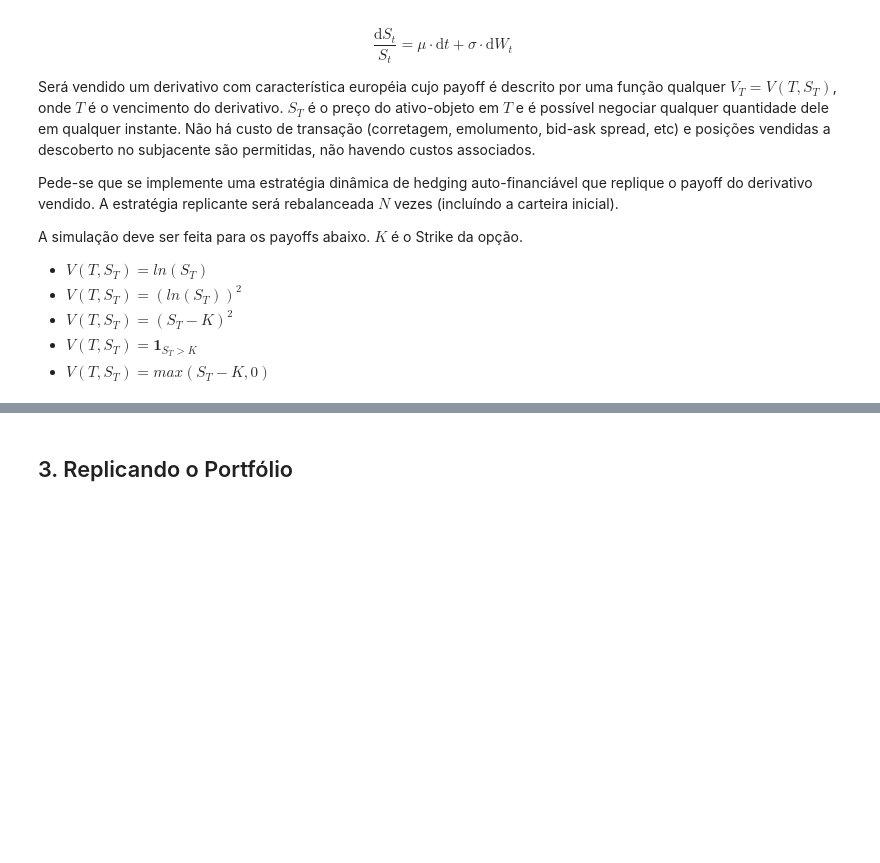
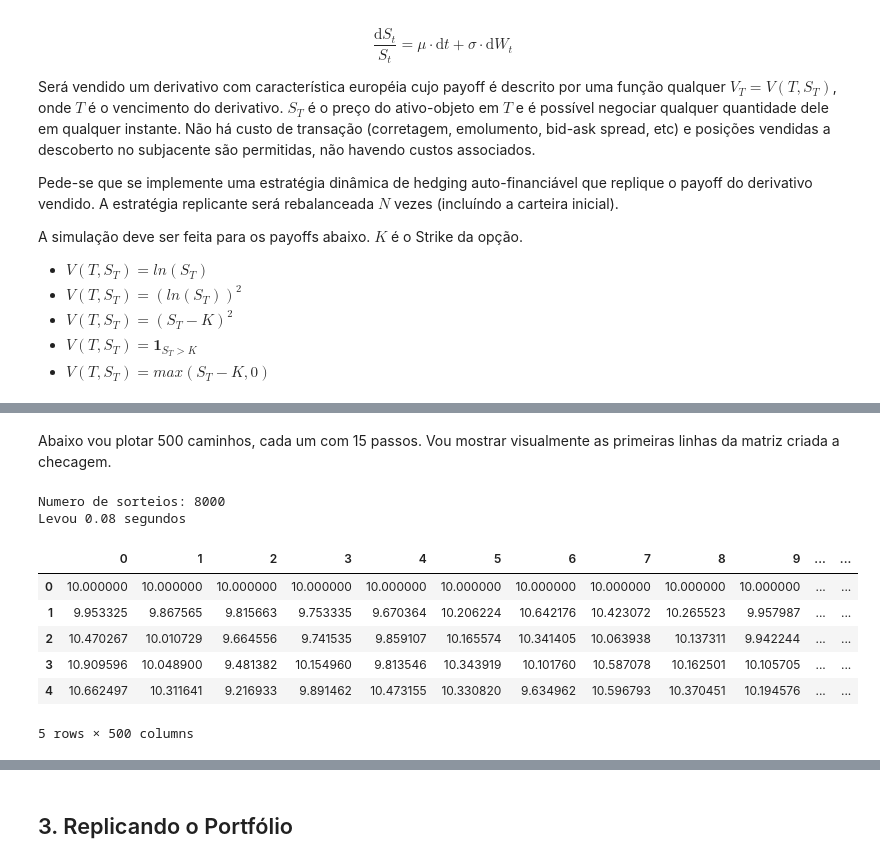
Before and after one commit to ucaiado/Replicating_Strategy, a Jupyter notebook: UiraCaiadoEx01.ipynb, the cells around one changed output, grey strips where cells are left out. Cells and saved outputs as stored; diff of their text form; code cells hidden in the pictures; blank space fills up the shorter version.

```diff
--- a/UiraCaiadoEx01.ipynb
+++ b/UiraCaiadoEx01.ipynb
@@ -455,0 +368,22 @@ A distribuição final dos valores ficou bastante parecida e este método é mui
+# %% [markdown]
+Abaixo vou plotar 500 caminhos, cada um com 15 passos. Vou mostrar visualmente as primeiras linhas da matriz criada a checagem.
+# %%
+d_param = {"f_s0": 10.,  # estado inicial do ativo
+           "f_mu": 0.25,  # media da dinamica
+           "f_sigma": 0.15,  # desvio padrao da dinamica
+           "f_time": 0.5,  # tempo decorrido na simulacao
+           "f_steps": 15, # quantidade de passos dado entre a e f_time
+           "f_r": None  # taxa de juros
+           }
+df = do_simulations(GBM_Exact_Solution, 500, **d_param)
+df.head()
+# %% [output]
+Numero de sorteios: 8000
+Levou 0.08 segundos
+|  | 0 | 1 | 2 | 3 | 4 | 5 | 6 | 7 | 8 | 9 | ... | ... |
+| 0 | 10.000000 | 10.000000 | 10.000000 | 10.000000 | 10.000000 | 10.000000 | 10.000000 | 10.000000 | 10.000000 | 10.000000 | ... | ... |
+| 1 | 9.953325 | 9.867565 | 9.815663 | 9.753335 | 9.670364 | 10.206224 | 10.642176 | 10.423072 | 10.265523 | 9.957987 | ... | ... |
+| 2 | 10.470267 | 10.010729 | 9.664556 | 9.741535 | 9.859107 | 10.165574 | 10.341405 | 10.063938 | 10.137311 | 9.942244 | ... | ... |
+| 3 | 10.909596 | 10.048900 | 9.481382 | 10.154960 | 9.813546 | 10.343919 | 10.101760 | 10.587078 | 10.162501 | 10.105705 | ... | ... |
+| 4 | 10.662497 | 10.311641 | 9.216933 | 9.891462 | 10.473155 | 10.330820 | 9.634962 | 10.596793 | 10.370451 | 10.194576 | ... | ... |
+5 rows × 500 columns
```
Also changed, not shown: parts of 43 cells of this notebook.
